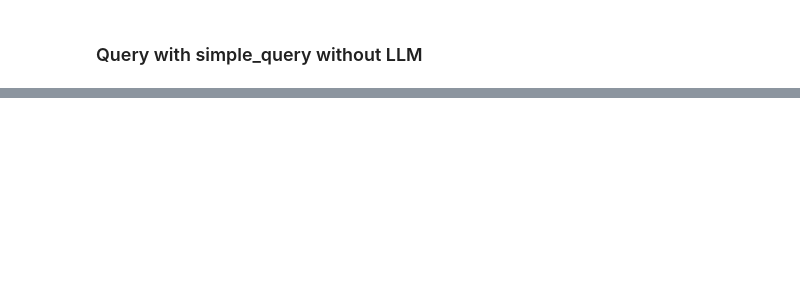
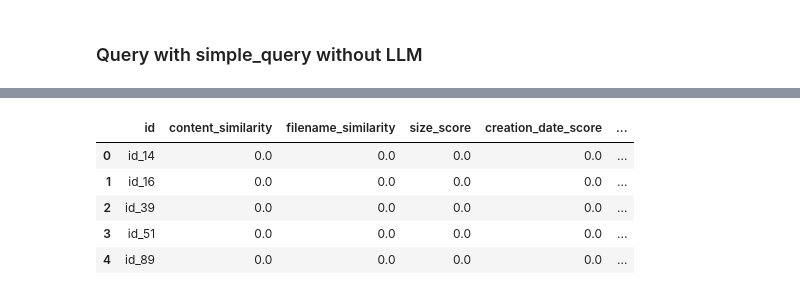
Before and after one commit to tatankam/intelligent-file-search, a Jupyter notebook: notebooks/superlinked-queries.ipynb, the cells around one changed output, grey strips where cells are left out. Cells and saved outputs as stored; diff of their text form; code cells hidden in the pictures; blank space fills up the shorter version.

```diff
--- a/notebooks/superlinked-queries.ipynb
+++ b/notebooks/superlinked-queries.ipynb
@@ -288,0 +297,27 @@ else:
+# %%
+
+# These are the names of the semantic/numeric spaces in the same order as in your index.spaces list
+space_names = [
+    "content_similarity",
+    "filename_similarity",
+    "size_score",
+    "creation_date_score",
+    "modified_date_score"
+]
+
+rows = []
+
+for entry in result.entries:
+    partial_scores = dict(zip(space_names, entry.metadata.partial_scores))
+    row = {"id": entry.id, **partial_scores}
+    rows.append(row)
+
+df = pd.DataFrame(rows)
+df
+# %% [output]
+|  | id | content_similarity | filename_similarity | size_score | creation_date_score | ... |
+| 0 | id_14 | 0.0 | 0.0 | 0.0 | 0.0 | ... |
+| 1 | id_16 | 0.0 | 0.0 | 0.0 | 0.0 | ... |
+| 2 | id_39 | 0.0 | 0.0 | 0.0 | 0.0 | ... |
+| 3 | id_51 | 0.0 | 0.0 | 0.0 | 0.0 | ... |
+| 4 | id_89 | 0.0 | 0.0 | 0.0 | 0.0 | ... |
```
Also changed, not shown: parts of 8 cells of this notebook.
